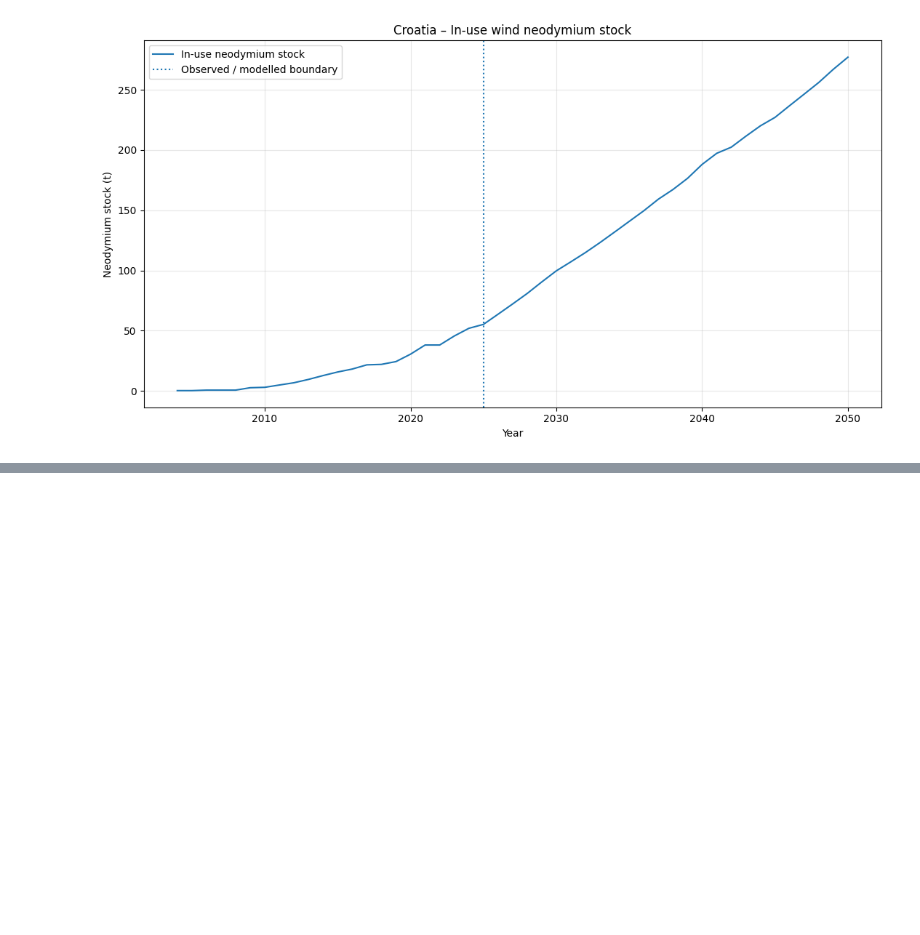
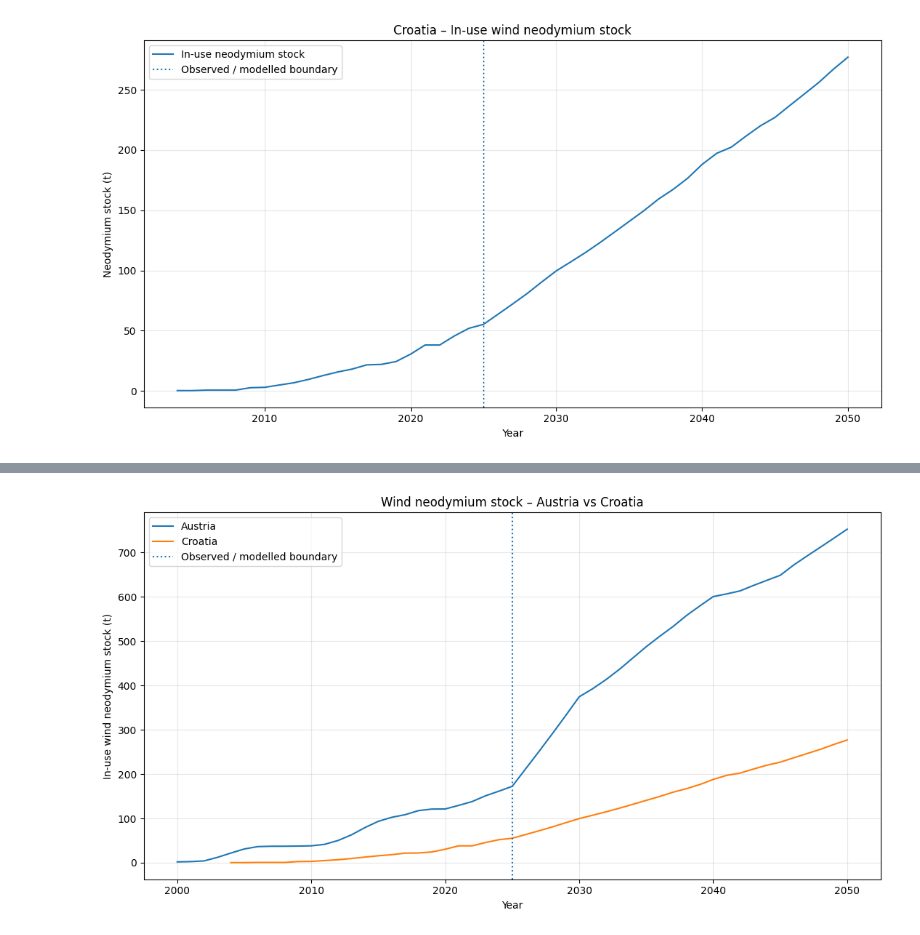
Before and after one commit to Trickwillfrit/MFA, a Jupyter notebook: notebooks/ENV501_Austria_Croatia_MFA.ipynb, the cells around one changed output, grey strips where cells are left out. Drawn from its saved outputs; the diff is of its cells as text; code cells hidden in the pictures; blank space fills up the shorter version.

```diff
--- a/notebooks/ENV501_Austria_Croatia_MFA.ipynb
+++ b/notebooks/ENV501_Austria_Croatia_MFA.ipynb
@@ -5942,0 +5951,39 @@ plt.show()
+# %%
+nd_stock_comparison = wind_material_balance[
+    wind_material_balance["Material"] == "Nd"
+].copy()
+
+plt.figure(figsize=(11, 6))
+
+for country in ["Austria", "Croatia"]:
+
+    country_data = nd_stock_comparison[
+        nd_stock_comparison["Country"] == country
+    ]
+
+    plt.plot(
+        country_data["Year"],
+        country_data["Material_Stock_t"],
+        label=country
+    )
+
+plt.axvline(
+    x=2025,
+    linestyle=":",
+    linewidth=1.5,
+    label="Observed / modelled boundary"
+)
+
+plt.xlabel("Year")
+plt.ylabel("In-use wind neodymium stock (t)")
+plt.title(
+    "Wind neodymium stock – Austria vs Croatia"
+)
+
+plt.legend()
+plt.grid(alpha=0.3)
+
+plt.tight_layout()
+plt.show()
+# %% [output]
+[figure, added]
```
Also changed, not shown: parts of 4 cells of this notebook.
